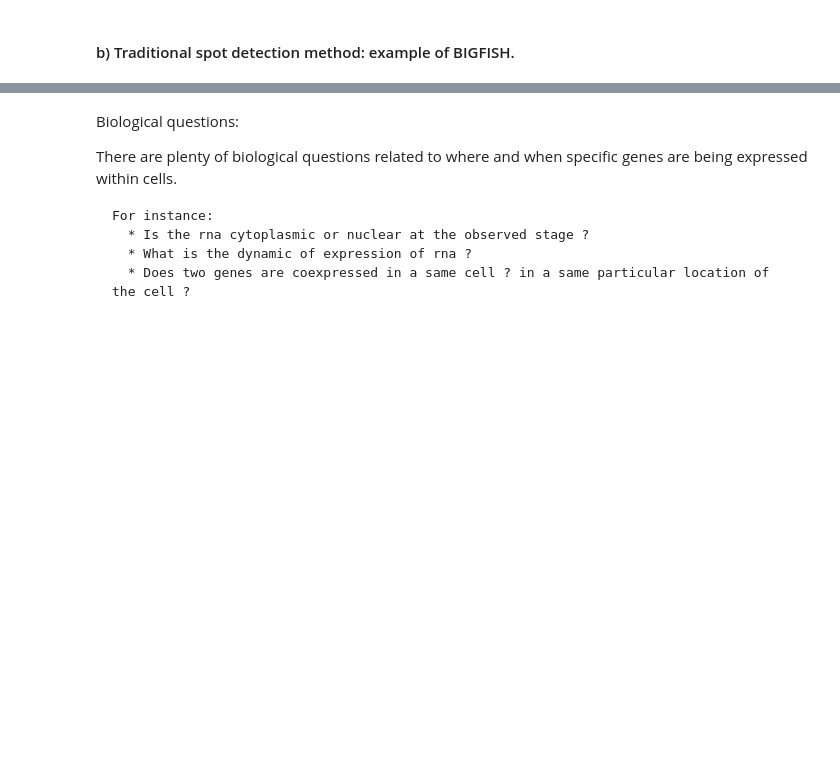
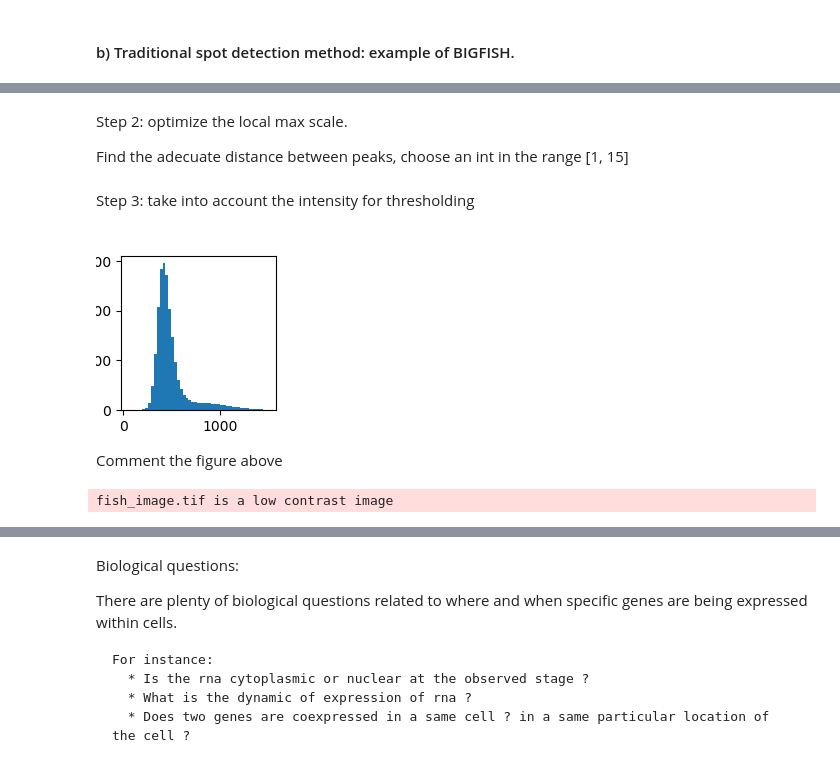
Before and after one commit to Image-Analysis-Hub/Pasteur-BioImage-Analysis-Course-2025, a Jupyter notebook: Analyst/Day3/Spot_detection_for_RNA_imaging/Spot_detection_RNA_imaging.ipynb, the cells around one changed output, grey strips where cells are left out. Saved outputs shown, nothing was run; the diff lists cells and outputs as text; code cells hidden in the pictures; blank space fills up the shorter version.

```diff
--- a/Analyst/Day3/Spot_detection_for_RNA_imaging/Spot_detection_RNA_imaging.ipynb
+++ b/Analyst/Day3/Spot_detection_for_RNA_imaging/Spot_detection_RNA_imaging.ipynb
@@ -127,0 +138,3 @@ ax.imshow(np.max(im_fish,axis=0))
+# %%
+im_fish = im[0,...]
+im_2d   = np.max(im_fish, axis=0)     # we project onto 2d only for visualization purposes
@@ -127,0 +147,12 @@ ax.imshow(np.max(im_fish,axis=0))
+# %%
+sigma   = .5
+im_LoG  = gaussian_laplace(im_2d, sigma=sigma)
+im_rect = np.clip(-im_LoG, a_min=0, a_max=None)
+
+viewer_1 = napari.Viewer()
+viewer_1.add_image(im_2d, contrast_limits=(0, np.percentile(im_2d, 99.9)), name='2D projection of image', opacity=1.0);
+viewer_1.add_image(im_rect, contrast_limits=(0, np.percentile(im_rect, 99.9)), name='rectified image', opacity=1.0);
+# %% [markdown]
+Step 2:  optimize the local max scale.
+
+  Find the adecuate distance between peaks, choose an int in the range  [1, 15]
@@ -127,0 +172,9 @@ ax.imshow(np.max(im_fish,axis=0))
+# %% [markdown]
+Step 3:  take into account the intensity for thresholding
+# %%
+fig, ax = plt.subplots(figsize=(2,2))
+ax.hist(im_rect.flatten(), bins=np.linspace(50,1500));
+# %% [output]
+[figure, added]
+# %% [markdown]
+Comment the figure above
@@ -127,0 +193,4 @@ ax.imshow(np.max(im_fish,axis=0))
+# %%
+io.imsave( "fish_image.tif", im_2d)  # save the fish image in a single file
+# %% [output]
+fish_image.tif is a low contrast image
```
Also changed, not shown: parts of 23 cells of this notebook.
